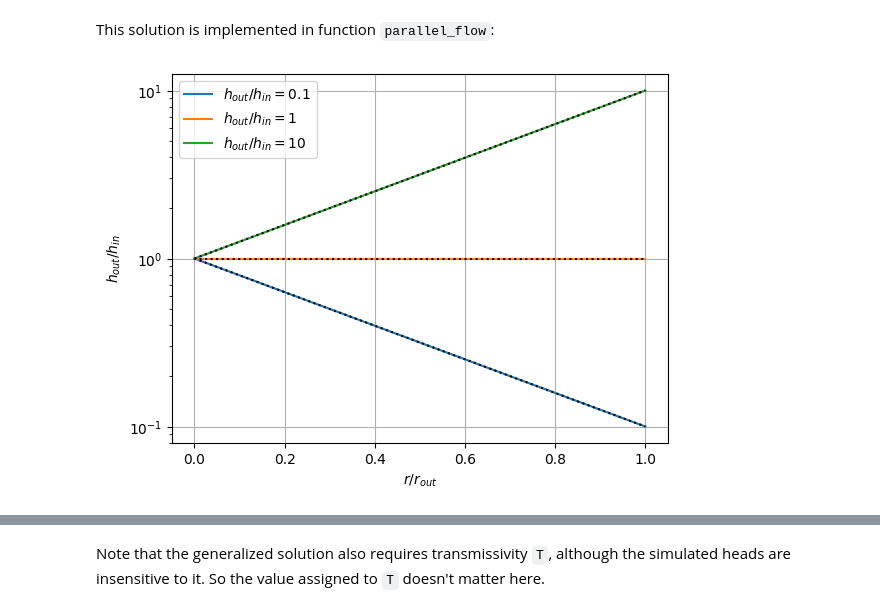
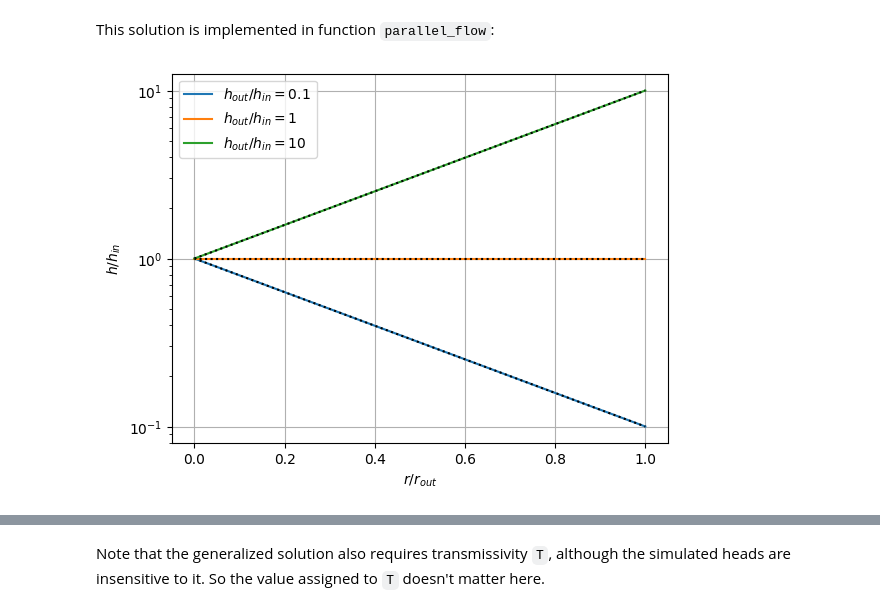
Before and after one commit to alouwyck/PhD, a Jupyter notebook: chapter2_generalized_semi_analytical_solution.ipynb, the cells around one changed output, grey strips where cells are left out. Cells and saved outputs as stored; diff of their text form; code cells hidden in the pictures.

```diff
--- a/chapter2_generalized_semi_analytical_solution.ipynb
+++ b/chapter2_generalized_semi_analytical_solution.ipynb
@@ -1391,20 +1389,20 @@ This solution is implemented in function `parallel_flow`:
 # %%
 # solution is expressed in dimensionless form
 h_in = r_out = 1
 
 r_in = 0  # set r_in to zero
 r = [0, 1]  # relative distances r/r_out
 constant_heads = [0.1, 1, 10]  # relative constant heads at outer boundary h_out/h_in
 
 for h_out in constant_heads:
     h = parallel_flow(r=r, r_in=r_in, h_in=h_in, r_out=r_out, h_out=h_out)
     m = Steady(T=1, h_in=h_in, r_in=r_in, r_out=r_out, h_out=h_out, axi=False)
     plt.semilogy(r, h, '-', label='$h_{out}/h_{in}='+str(h_out)+'$');
     plt.semilogy(r, m.h(r).T, 'k:');
 
 plt.legend();
 plt.grid();
 plt.xlabel('$r/r_{out}$');
-plt.ylabel('$h_{out}/h_{in}$');
+plt.ylabel('$h/h_{in}$');
 # %% [output]
-[figure, old version]
+[figure, new version]
```
Also changed, not shown: parts of 43 cells of this notebook.
